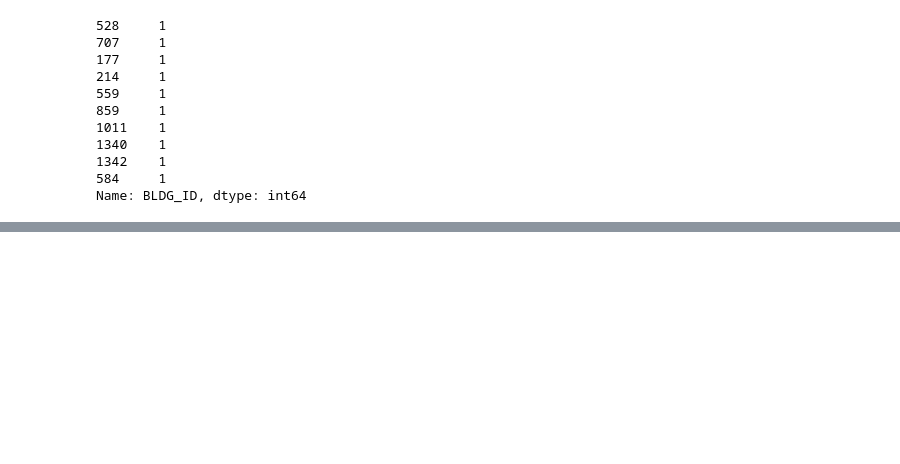
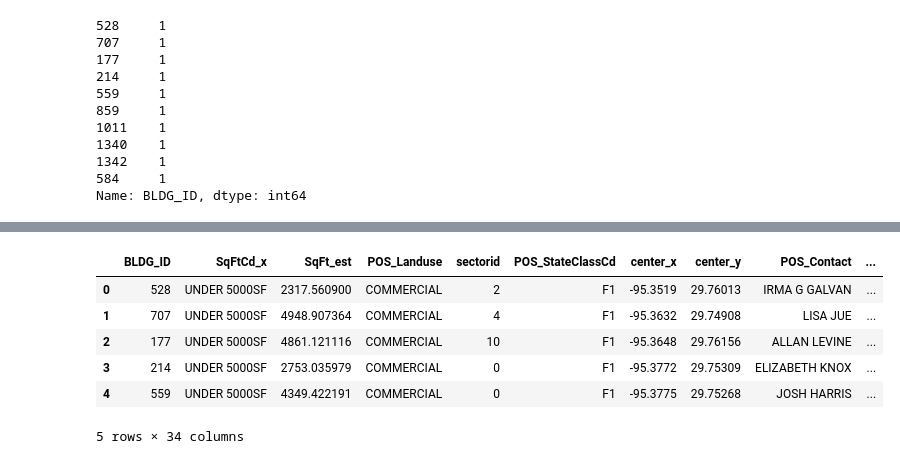
Before and after one commit to kuromasadev/PROJ4-GRP2, a Jupyter notebook: model/rand_forest_sa.ipynb, the cells around one changed output, grey strips where cells are left out. Cells and saved outputs as stored; diff of their text form; code cells hidden in the pictures; blank space fills up the shorter version.

```diff
--- a/model/rand_forest_sa.ipynb
+++ b/model/rand_forest_sa.ipynb
@@ -151,3 +151,13 @@ supply_dummies.head()
 # %%
-# Convert categorical data to numeric in demand df (using get dummies)
-#demand_dummies =
+# Convert categorical data(selected columns) to numeric in demand df (using get dummies)
+dem_cols = ['POS_StateClass','POS_North American Industry Classification','POS_Revenue']
+demand_dummies =pd.get_dummies(combined_demand_df, columns=dem_cols)
+demand_dummies.head()
+# %% [output]
+|  | BLDG_ID | SqFtCd_x | SqFt_est | POS_Landuse | sectorid | POS_StateClassCd | center_x | center_y | POS_Contact | ... |
+| 0 | 528 | UNDER 5000SF | 2317.560900 | COMMERCIAL | 2 | F1 | -95.3519 | 29.76013 | IRMA G GALVAN | ... |
+| 1 | 707 | UNDER 5000SF | 4948.907364 | COMMERCIAL | 4 | F1 | -95.3632 | 29.74908 | LISA JUE | ... |
+| 2 | 177 | UNDER 5000SF | 4861.121116 | COMMERCIAL | 10 | F1 | -95.3648 | 29.76156 | ALLAN LEVINE | ... |
+| 3 | 214 | UNDER 5000SF | 2753.035979 | COMMERCIAL | 0 | F1 | -95.3772 | 29.75309 | ELIZABETH KNOX | ... |
+| 4 | 559 | UNDER 5000SF | 4349.422191 | COMMERCIAL | 0 | F1 | -95.3775 | 29.75268 | JOSH HARRIS | ... |
+5 rows × 34 columns
```
Also changed, not shown: parts of 12 cells of this notebook.
